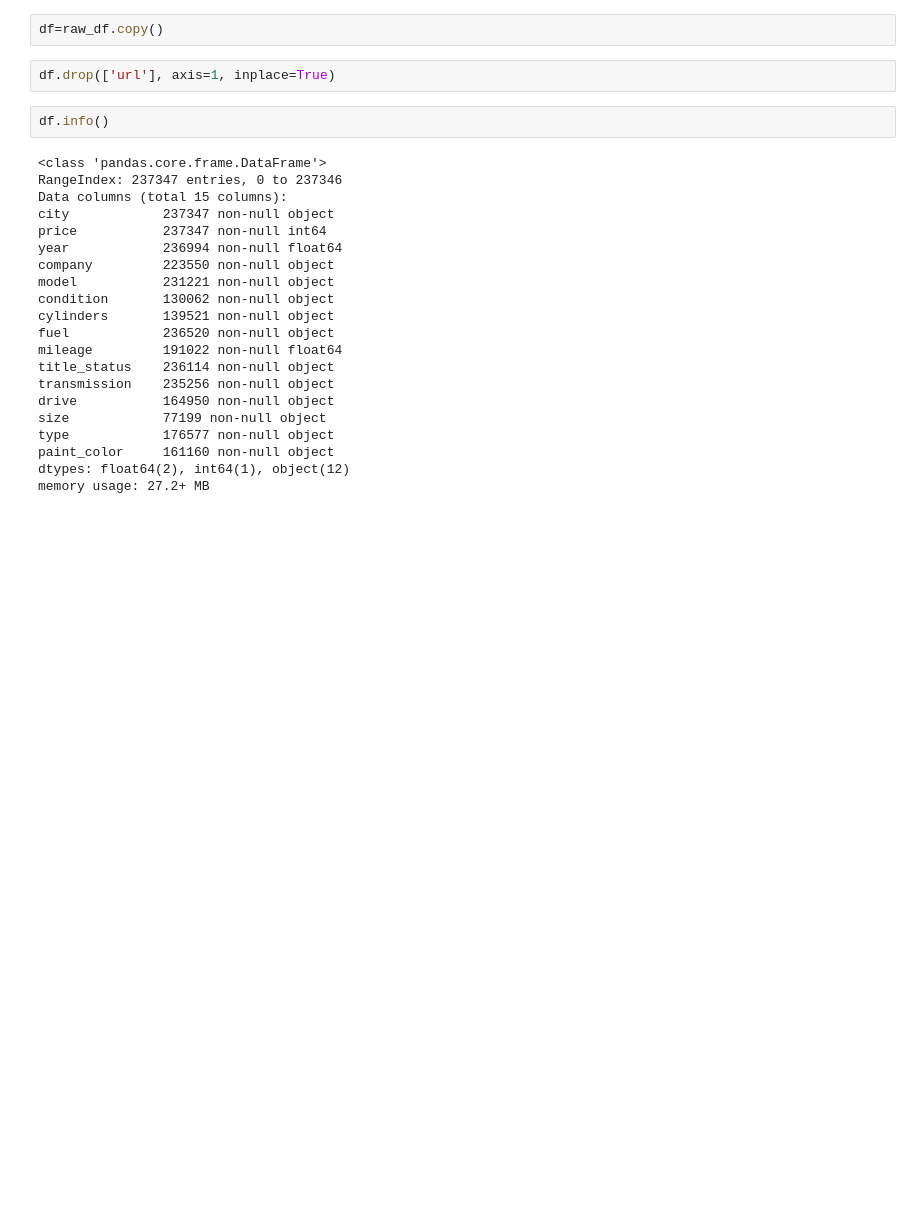
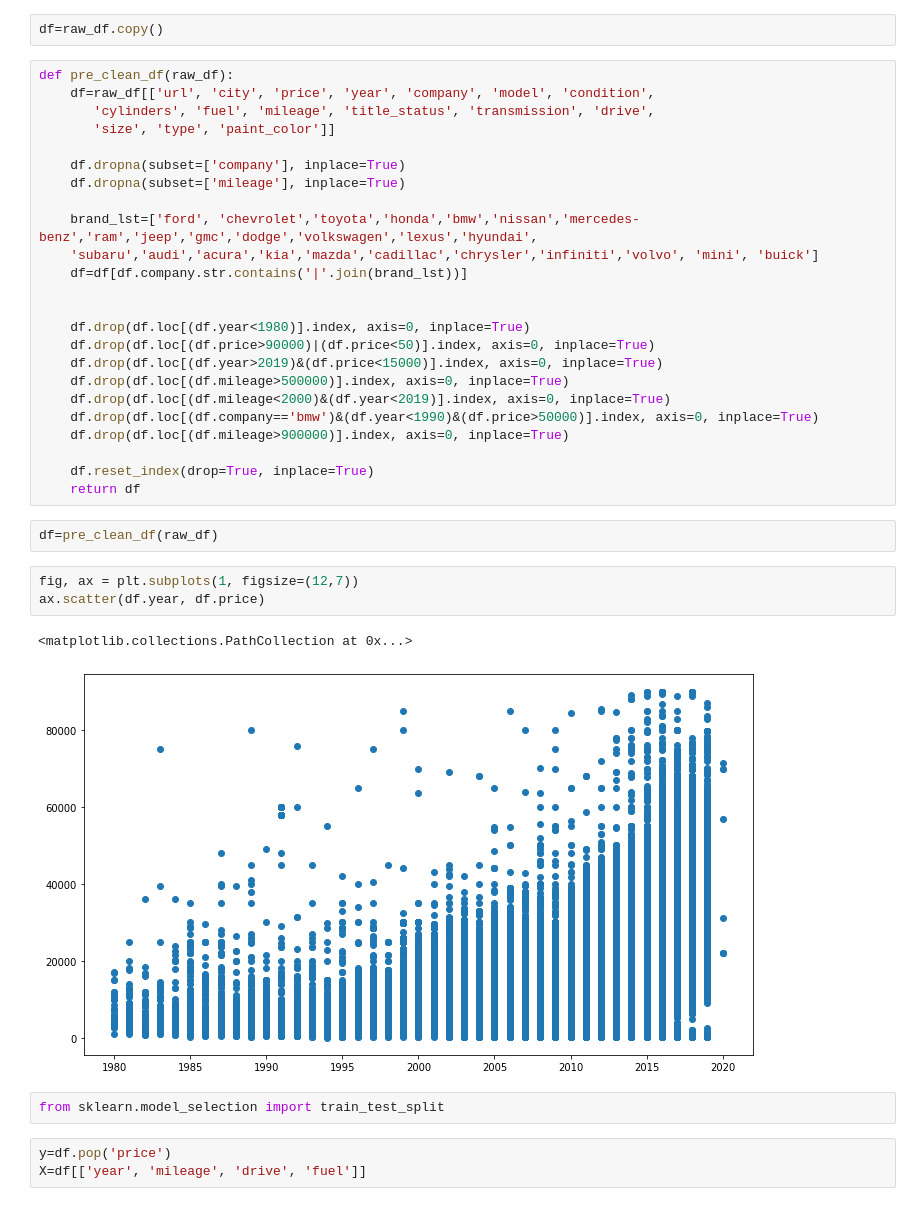
Before and after one commit to junswj/car-price, a Jupyter notebook: linear.ipynb, the cells around one changed output. Drawn from its saved outputs; the diff is of its cells as text; blank space fills up the shorter version.

```diff
--- a/linear.ipynb
+++ b/linear.ipynb
@@ -15,28 +15,40 @@ raw_df.head()
 | 4 | https://sfbay.craigslist.org/eby/... | SF bay area | 11994 | 2012.0 | bmw | x3 | NaN | NaN | gas | 112181.0 | ... |
 # %%
 df=raw_df.copy()
-# %%
-df.drop(['url'], axis=1, inplace=True)
-# %%
-df.info()
-# %% [output]
-<class 'pandas.core.frame.DataFrame'>
-RangeIndex: 237347 entries, 0 to 237346
-Data columns (total 15 columns):
-city            237347 non-null object
-price           237347 non-null int64
-year            236994 non-null float64
-company         223550 non-null object
-model           231221 non-null object
-condition       130062 non-null object
-cylinders       139521 non-null object
-fuel            236520 non-null object
-mileage         191022 non-null float64
-title_status    236114 non-null object
-transmission    235256 non-null object
-drive           164950 non-null object
-size            77199 non-null object
-type            176577 non-null object
-paint_color     161160 non-null object
-dtypes: float64(2), int64(1), object(12)
-memory usage: 27.2+ MB
+# %%
+def pre_clean_df(raw_df):
+    df=raw_df[['url', 'city', 'price', 'year', 'company', 'model', 'condition',
+       'cylinders', 'fuel', 'mileage', 'title_status', 'transmission', 'drive',
+       'size', 'type', 'paint_color']]
+
+    df.dropna(subset=['company'], inplace=True)
+    df.dropna(subset=['mileage'], inplace=True)
+
+    brand_lst=['ford', 'chevrolet','toyota','honda','bmw','nissan','mercedes-benz','ram','jeep','gmc','dodge','volkswagen','lexus','hyundai',
+    'subaru','audi','acura','kia','mazda','cadillac','chrysler','infiniti','volvo', 'mini', 'buick']
+    df=df[df.company.str.contains('|'.join(brand_lst))]
+
+
+    df.drop(df.loc[(df.year<1980)].index, axis=0, inplace=True)
+    df.drop(df.loc[(df.price>90000)|(df.price<50)].index, axis=0, inplace=True)
+    df.drop(df.loc[(df.year>2019)&(df.price<15000)].index, axis=0, inplace=True)
+    df.drop(df.loc[(df.mileage>500000)].index, axis=0, inplace=True)
+    df.drop(df.loc[(df.mileage<2000)&(df.year<2019)].index, axis=0, inplace=True)
+    df.drop(df.loc[(df.company=='bmw')&(df.year<1990)&(df.price>50000)].index, axis=0, inplace=True)
+    df.drop(df.loc[(df.mileage>900000)].index, axis=0, inplace=True)
+
+    df.reset_index(drop=True, inplace=True)
+    return df
+# %%
+df=pre_clean_df(raw_df)
+# %%
+fig, ax = plt.subplots(1, figsize=(12,7))
+ax.scatter(df.year, df.price)
+# %% [output]
+<matplotlib.collections.PathCollection at 0x...>
+[figure, added]
+# %%
+from sklearn.model_selection import train_test_split
+# %%
+y=df.pop('price')
+X=df[['year', 'mileage', 'drive', 'fuel']]
```
Also changed, not shown: parts of 9 cells of this notebook.
